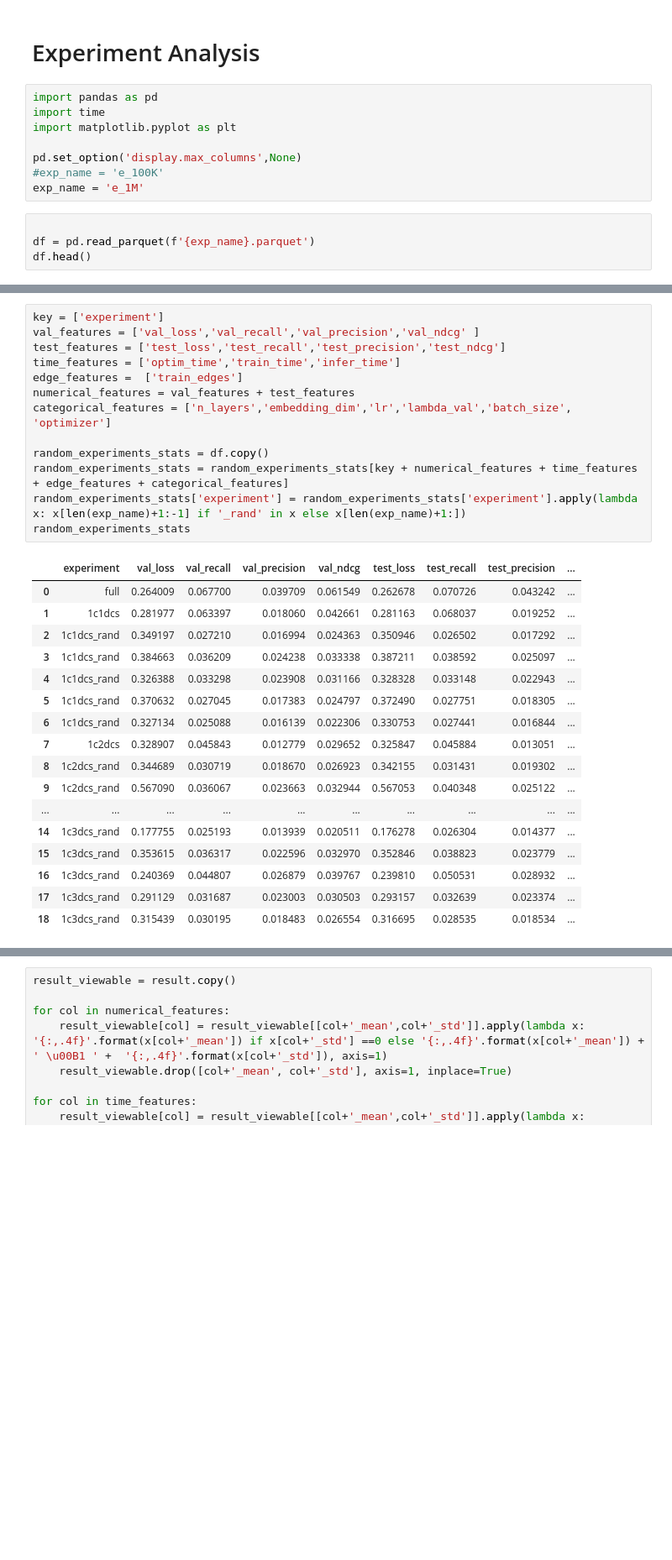
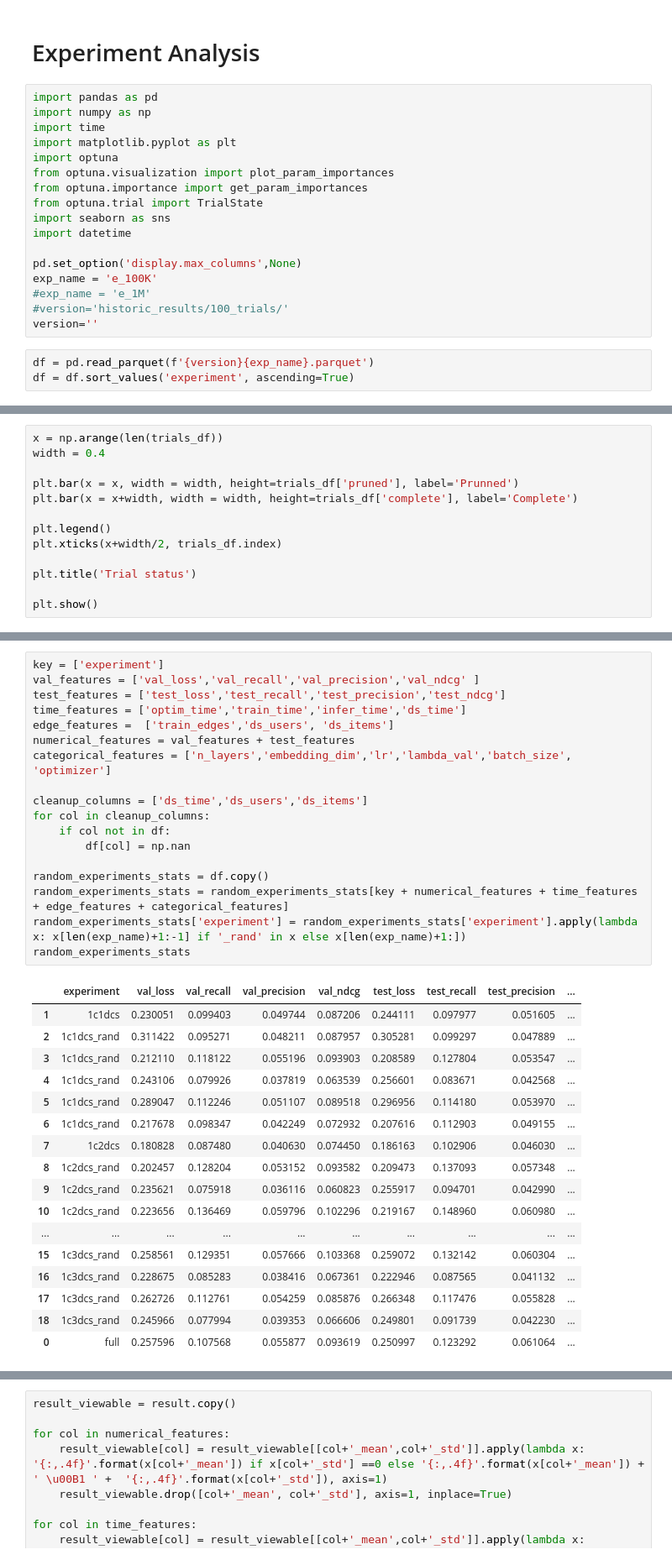
Before and after one commit to paco23ch/gnn-ds, a Jupyter notebook: experiment_analysis.ipynb, the cells around one changed output, grey strips where cells are left out. Shown at 84% size. Drawn from its saved outputs; the diff is of its cells as text; blank space fills up the shorter version.

```diff
--- a/experiment_analysis.ipynb
+++ b/experiment_analysis.ipynb
@@ -2,13 +2,21 @@
 # Experiment Analysis
 # %%
 import pandas as pd
+import numpy as np
 import time
 import matplotlib.pyplot as plt
+import optuna
+from optuna.visualization import plot_param_importances
+from optuna.importance import get_param_importances
+from optuna.trial import TrialState
+import seaborn as sns
+import datetime
 
 pd.set_option('display.max_columns',None)
-#exp_name = 'e_100K'
-exp_name = 'e_1M'
+exp_name = 'e_100K'
+#exp_name = 'e_1M'
+#version='historic_results/100_trials/'
+version=''
 # %%
-
-df = pd.read_parquet(f'{exp_name}.parquet')
-df.head()
+df = pd.read_parquet(f'{version}{exp_name}.parquet')
+df = df.sort_values('experiment', ascending=True)
@@ -21,0 +87,13 @@ df.head()
+# %%
+x = np.arange(len(trials_df))
+width = 0.4
+
+plt.bar(x = x, width = width, height=trials_df['pruned'], label='Prunned')
+plt.bar(x = x+width, width = width, height=trials_df['complete'], label='Complete')
+
+plt.legend()
+plt.xticks(x+width/2, trials_df.index)
+
+plt.title('Trial status')
+
+plt.show()
@@ -22,31 +110,36 @@ df.head()
 # %%
 key = ['experiment']
 val_features = ['val_loss','val_recall','val_precision','val_ndcg' ]
 test_features = ['test_loss','test_recall','test_precision','test_ndcg']
-time_features = ['optim_time','train_time','infer_time']
-edge_features =  ['train_edges']
+time_features = ['optim_time','train_time','infer_time','ds_time']
+edge_features =  ['train_edges','ds_users', 'ds_items']
 numerical_features = val_features + test_features
 categorical_features = ['n_layers','embedding_dim','lr','lambda_val','batch_size', 'optimizer']
+
+cleanup_columns = ['ds_time','ds_users','ds_items']
+for col in cleanup_columns:
+    if col not in df:
+        df[col] = np.nan
 
 random_experiments_stats = df.copy()
 random_experiments_stats = random_experiments_stats[key + numerical_features + time_features + edge_features + categorical_features]
 random_experiments_stats['experiment'] = random_experiments_stats['experiment'].apply(lambda x: x[len(exp_name)+1:-1] if '_rand' in x else x[len(exp_name)+1:])
 random_experiments_stats
 # %% [output]
 |  | experiment | val_loss | val_recall | val_precision | val_ndcg | test_loss | test_recall | test_precision | ... |
-| 0 | full | 0.264009 | 0.067700 | 0.039709 | 0.061549 | 0.262678 | 0.070726 | 0.043242 | ... |
-| 1 | 1c1dcs | 0.281977 | 0.063397 | 0.018060 | 0.042661 | 0.281163 | 0.068037 | 0.019252 | ... |
-| 2 | 1c1dcs_rand | 0.349197 | 0.027210 | 0.016994 | 0.024363 | 0.350946 | 0.026502 | 0.017292 | ... |
-| 3 | 1c1dcs_rand | 0.384663 | 0.036209 | 0.024238 | 0.033338 | 0.387211 | 0.038592 | 0.025097 | ... |
-| 4 | 1c1dcs_rand | 0.326388 | 0.033298 | 0.023908 | 0.031166 | 0.328328 | 0.033148 | 0.022943 | ... |
-| 5 | 1c1dcs_rand | 0.370632 | 0.027045 | 0.017383 | 0.024797 | 0.372490 | 0.027751 | 0.018305 | ... |
-| 6 | 1c1dcs_rand | 0.327134 | 0.025088 | 0.016139 | 0.022306 | 0.330753 | 0.027441 | 0.016844 | ... |
-| 7 | 1c2dcs | 0.328907 | 0.045843 | 0.012779 | 0.029652 | 0.325847 | 0.045884 | 0.013051 | ... |
-| 8 | 1c2dcs_rand | 0.344689 | 0.030719 | 0.018670 | 0.026923 | 0.342155 | 0.031431 | 0.019302 | ... |
-| 9 | 1c2dcs_rand | 0.567090 | 0.036067 | 0.023663 | 0.032944 | 0.567053 | 0.040348 | 0.025122 | ... |
+| 1 | 1c1dcs | 0.230051 | 0.099403 | 0.049744 | 0.087206 | 0.244111 | 0.097977 | 0.051605 | ... |
+| 2 | 1c1dcs_rand | 0.311422 | 0.095271 | 0.048211 | 0.087957 | 0.305281 | 0.099297 | 0.047889 | ... |
+| 3 | 1c1dcs_rand | 0.212110 | 0.118122 | 0.055196 | 0.093903 | 0.208589 | 0.127804 | 0.053547 | ... |
+| 4 | 1c1dcs_rand | 0.243106 | 0.079926 | 0.037819 | 0.063539 | 0.256601 | 0.083671 | 0.042568 | ... |
+| 5 | 1c1dcs_rand | 0.289047 | 0.112246 | 0.051107 | 0.089518 | 0.296956 | 0.114180 | 0.053970 | ... |
+| 6 | 1c1dcs_rand | 0.217678 | 0.098347 | 0.042249 | 0.072932 | 0.207616 | 0.112903 | 0.049155 | ... |
+| 7 | 1c2dcs | 0.180828 | 0.087480 | 0.040630 | 0.074450 | 0.186163 | 0.102906 | 0.046030 | ... |
+| 8 | 1c2dcs_rand | 0.202457 | 0.128204 | 0.053152 | 0.093582 | 0.209473 | 0.137093 | 0.057348 | ... |
+| 9 | 1c2dcs_rand | 0.235621 | 0.075918 | 0.036116 | 0.060823 | 0.255917 | 0.094701 | 0.042990 | ... |
+| 10 | 1c2dcs_rand | 0.223656 | 0.136469 | 0.059796 | 0.102296 | 0.219167 | 0.148960 | 0.060980 | ... |
 | ... | ... | ... | ... | ... | ... | ... | ... | ... | ... |
-| 14 | 1c3dcs_rand | 0.177755 | 0.025193 | 0.013939 | 0.020511 | 0.176278 | 0.026304 | 0.014377 | ... |
-| 15 | 1c3dcs_rand | 0.353615 | 0.036317 | 0.022596 | 0.032970 | 0.352846 | 0.038823 | 0.023779 | ... |
-| 16 | 1c3dcs_rand | 0.240369 | 0.044807 | 0.026879 | 0.039767 | 0.239810 | 0.050531 | 0.028932 | ... |
-| 17 | 1c3dcs_rand | 0.291129 | 0.031687 | 0.023003 | 0.030503 | 0.293157 | 0.032639 | 0.023374 | ... |
-| 18 | 1c3dcs_rand | 0.315439 | 0.030195 | 0.018483 | 0.026554 | 0.316695 | 0.028535 | 0.018534 | ... |
+| 15 | 1c3dcs_rand | 0.258561 | 0.129351 | 0.057666 | 0.103368 | 0.259072 | 0.132142 | 0.060304 | ... |
+| 16 | 1c3dcs_rand | 0.228675 | 0.085283 | 0.038416 | 0.067361 | 0.222946 | 0.087565 | 0.041132 | ... |
+| 17 | 1c3dcs_rand | 0.262726 | 0.112761 | 0.054259 | 0.085876 | 0.266348 | 0.117476 | 0.055828 | ... |
+| 18 | 1c3dcs_rand | 0.245966 | 0.077994 | 0.039353 | 0.066606 | 0.249801 | 0.091739 | 0.042230 | ... |
+| 0 | full | 0.257596 | 0.107568 | 0.055877 | 0.093619 | 0.250997 | 0.123292 | 0.061064 | ... |
```
Also changed, not shown: parts of 19 cells of this notebook, 14 other files.
